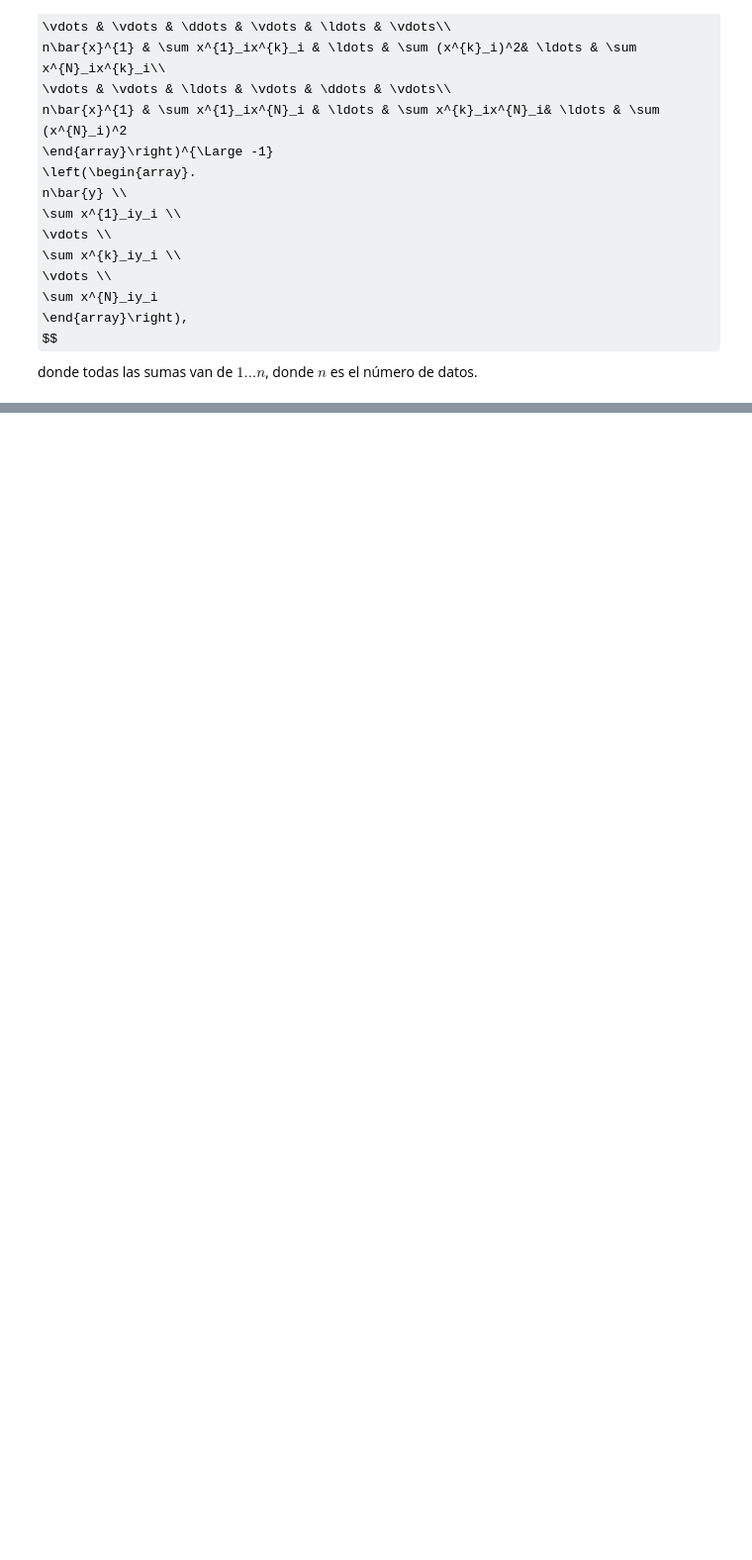
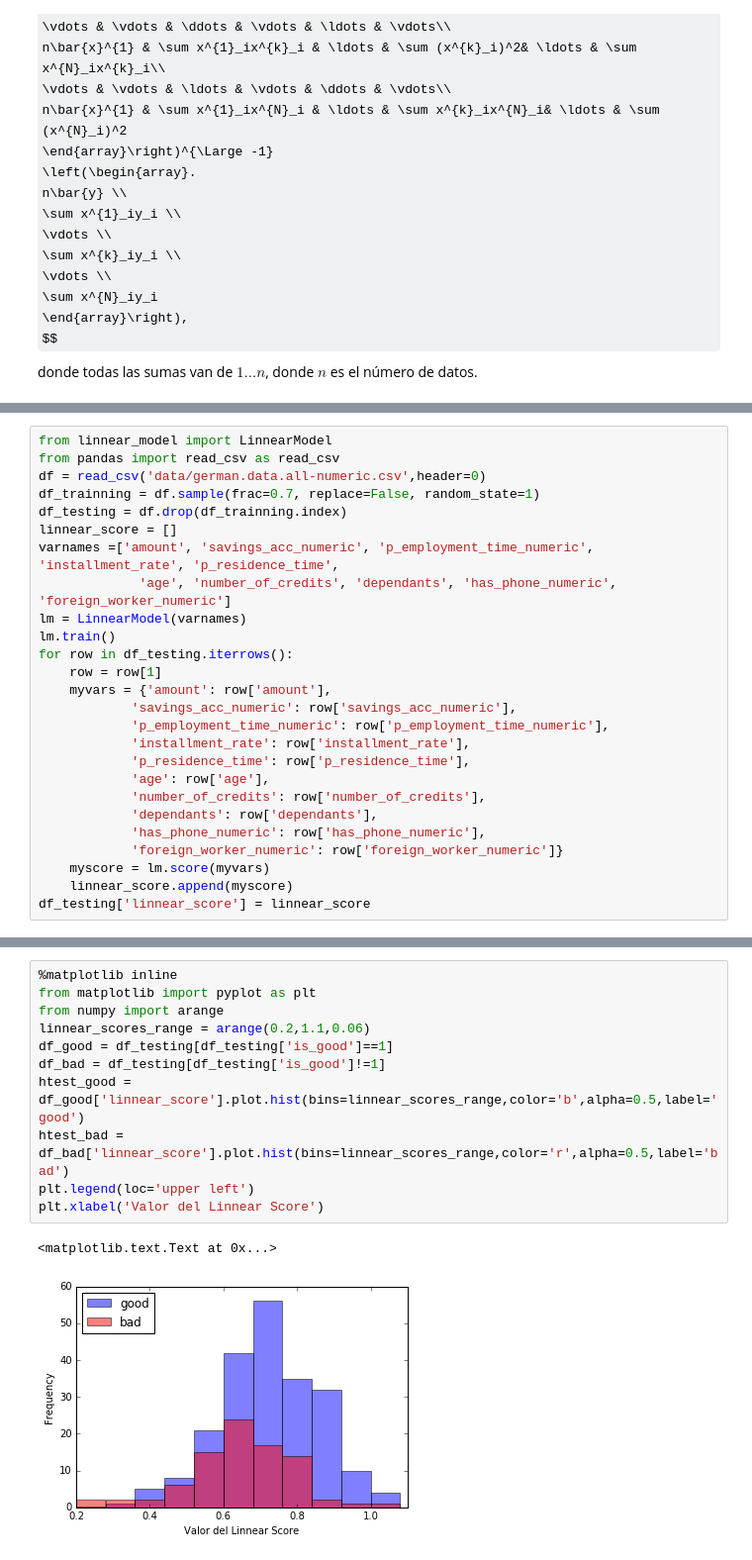
Before and after one commit to hackerschoolmty/Programa-Data-Science, a Jupyter notebook: 5.- Aprendizaje automático/5.- Sesión 2 Aprendizaje automático avanzado.ipynb, the cells around one changed output, grey strips where cells are left out. Shown at 99% size. Cells and saved outputs as stored; diff of their text form; some formulas as TeX source; blank space fills up the shorter version.

Commit message:
Linnear Model explanation

```diff
--- a/5.- Aprendizaje automático/5.- Sesión 2 Aprendizaje automático avanzado.ipynb
+++ b/5.- Aprendizaje automático/5.- Sesión 2 Aprendizaje automático avanzado.ipynb
@@ -54,0 +68,26 @@ donde todas las sumas van de $1\ldots n$, donde $n$ es el número de datos.
+# %%
+from linnear_model import LinnearModel
+from pandas import read_csv as read_csv
+df = read_csv('data/german.data.all-numeric.csv',header=0)
+df_trainning = df.sample(frac=0.7, replace=False, random_state=1)
+df_testing = df.drop(df_trainning.index)
+linnear_score = []
+varnames =['amount', 'savings_acc_numeric', 'p_employment_time_numeric', 'installment_rate', 'p_residence_time',
+             'age', 'number_of_credits', 'dependants', 'has_phone_numeric', 'foreign_worker_numeric']
+lm = LinnearModel(varnames)
+lm.train()
+for row in df_testing.iterrows():
+    row = row[1]
+    myvars = {'amount': row['amount'],
+            'savings_acc_numeric': row['savings_acc_numeric'],
+            'p_employment_time_numeric': row['p_employment_time_numeric'],
+            'installment_rate': row['installment_rate'],
+            'p_residence_time': row['p_residence_time'],
+            'age': row['age'],
+            'number_of_credits': row['number_of_credits'],
+            'dependants': row['dependants'],
+            'has_phone_numeric': row['has_phone_numeric'],
+            'foreign_worker_numeric': row['foreign_worker_numeric']}
+    myscore = lm.score(myvars)
+    linnear_score.append(myscore)
+df_testing['linnear_score'] = linnear_score
@@ -54,0 +109,14 @@ donde todas las sumas van de $1\ldots n$, donde $n$ es el número de datos.
+# %%
+%matplotlib inline
+from matplotlib import pyplot as plt
+from numpy import arange
+linnear_scores_range = arange(0.2,1.1,0.06)
+df_good = df_testing[df_testing['is_good']==1]
+df_bad = df_testing[df_testing['is_good']!=1]
+htest_good = df_good['linnear_score'].plot.hist(bins=linnear_scores_range,color='b',alpha=0.5,label='good')
+htest_bad = df_bad['linnear_score'].plot.hist(bins=linnear_scores_range,color='r',alpha=0.5,label='bad')
+plt.legend(loc='upper left')
+plt.xlabel('Valor del Linnear Score')
+# %% [output]
+<matplotlib.text.Text at 0x...>
+[figure, added]
```
Also changed, not shown: parts of 4 cells of this notebook, 1 other file.
